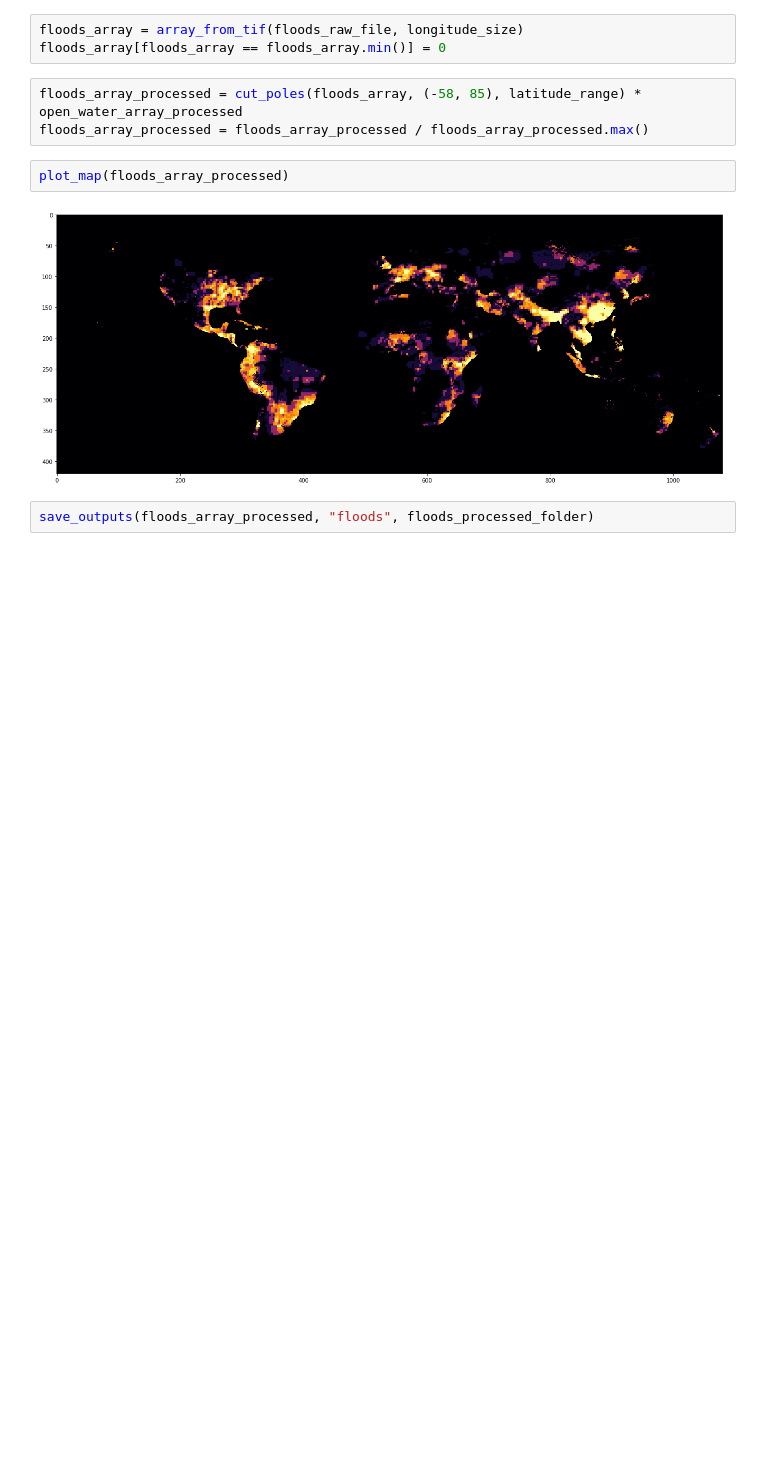
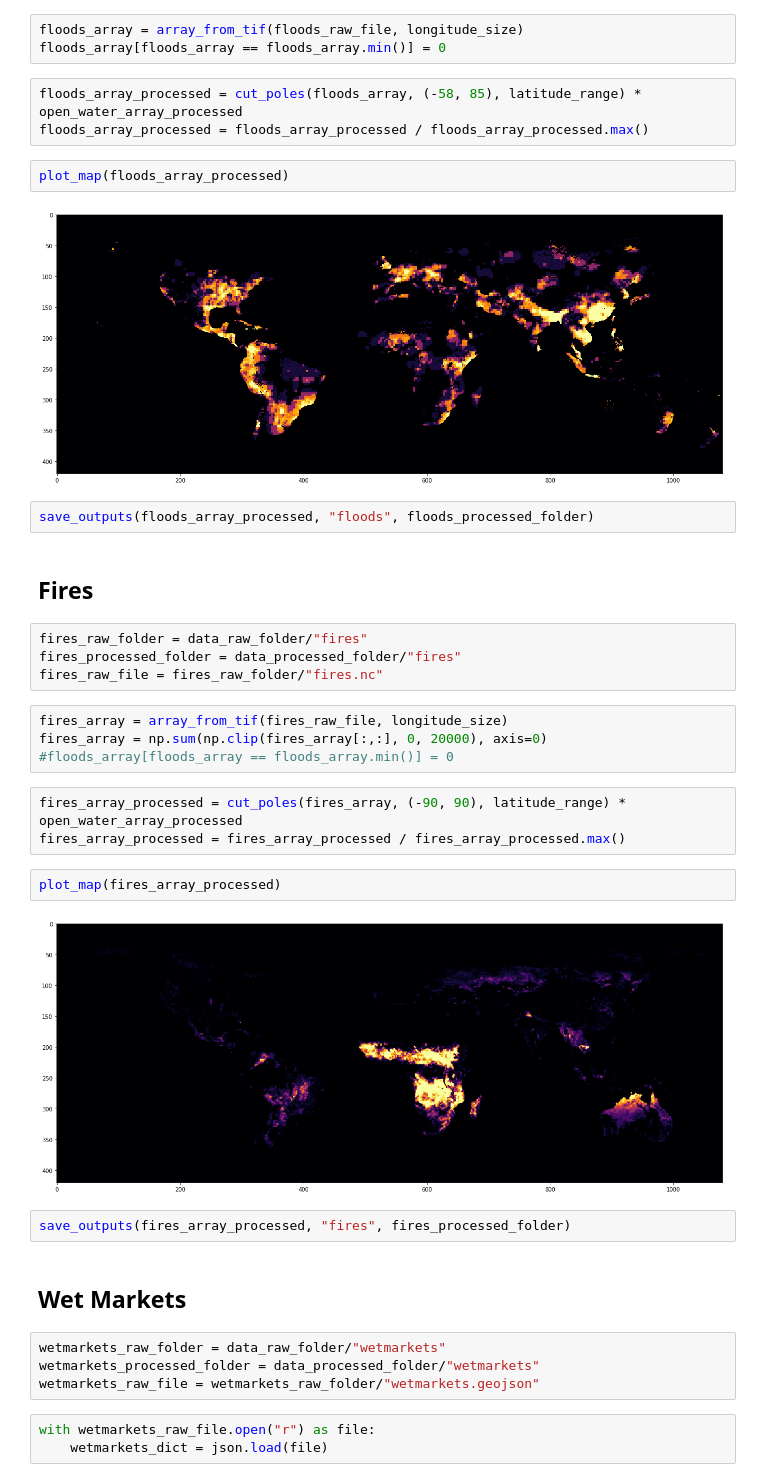
Before and after one commit to miguel-bm/pandora, a Jupyter notebook: notebooks/common_format.ipynb, the cells around one changed output. Drawn from its saved outputs; the diff is of its cells as text; blank space fills up the shorter version.

Commit message:
feat: Add datasets of wet markets, GDP and fires

```diff
--- a/notebooks/common_format.ipynb
+++ b/notebooks/common_format.ipynb
@@ -242,3 +242,31 @@ plot_map(floods_array_processed)
 [figure]
 # %%
 save_outputs(floods_array_processed, "floods", floods_processed_folder)
+# %% [markdown]
+## Fires
+# %%
+fires_raw_folder = data_raw_folder/"fires"
+fires_processed_folder = data_processed_folder/"fires"
+fires_raw_file = fires_raw_folder/"fires.nc"
+# %%
+fires_array = array_from_tif(fires_raw_file, longitude_size)
+fires_array = np.sum(np.clip(fires_array[:,:], 0, 20000), axis=0)
+#floods_array[floods_array == floods_array.min()] = 0
+# %%
+fires_array_processed = cut_poles(fires_array, (-90, 90), latitude_range) * open_water_array_processed
+fires_array_processed = fires_array_processed / fires_array_processed.max()
+# %%
+plot_map(fires_array_processed)
+# %% [output]
+[figure, added]
+# %%
+save_outputs(fires_array_processed, "fires", fires_processed_folder)
+# %% [markdown]
+## Wet Markets
+# %%
+wetmarkets_raw_folder = data_raw_folder/"wetmarkets"
+wetmarkets_processed_folder = data_processed_folder/"wetmarkets"
+wetmarkets_raw_file = wetmarkets_raw_folder/"wetmarkets.geojson"
+# %%
+with wetmarkets_raw_file.open("r") as file:
+    wetmarkets_dict = json.load(file)
```
Also changed, not shown: parts of 11 cells of this notebook, 10 other files.
